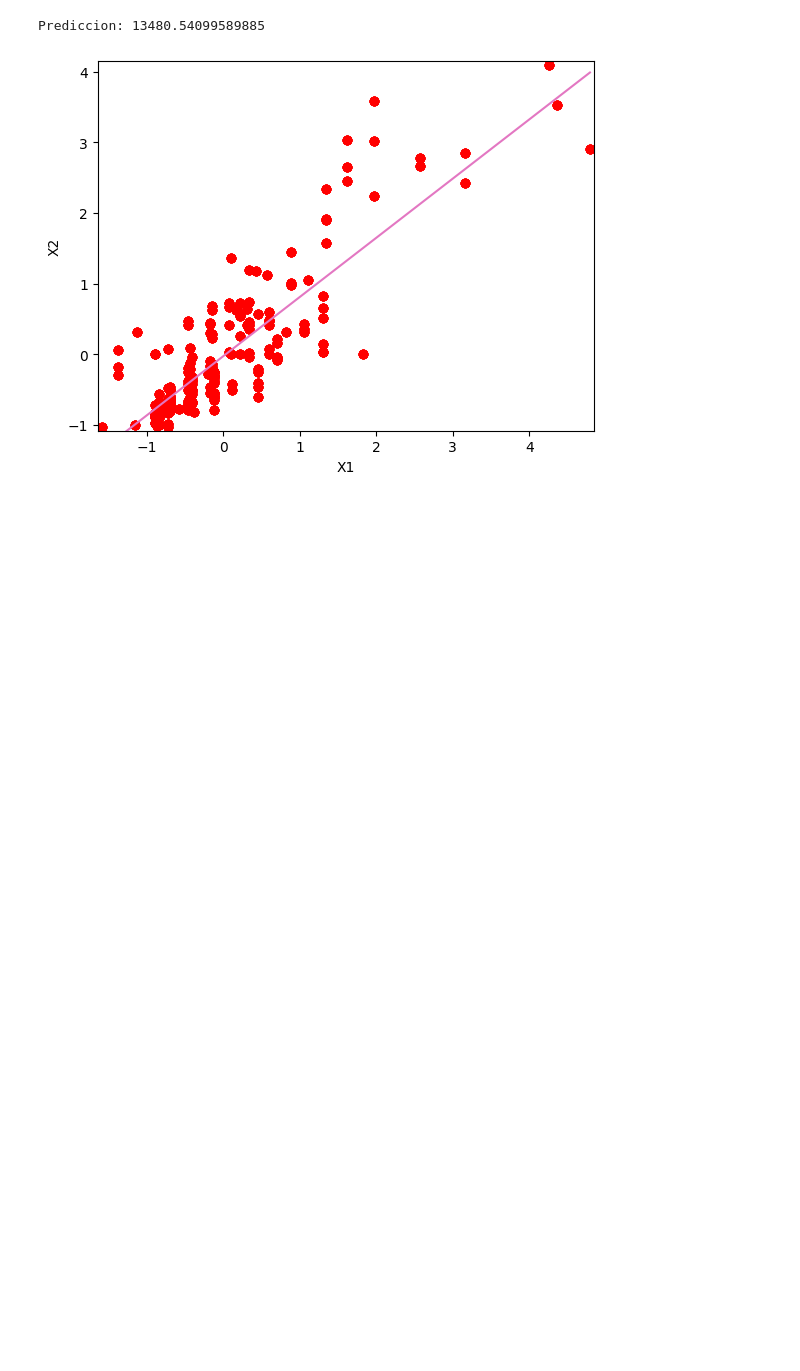
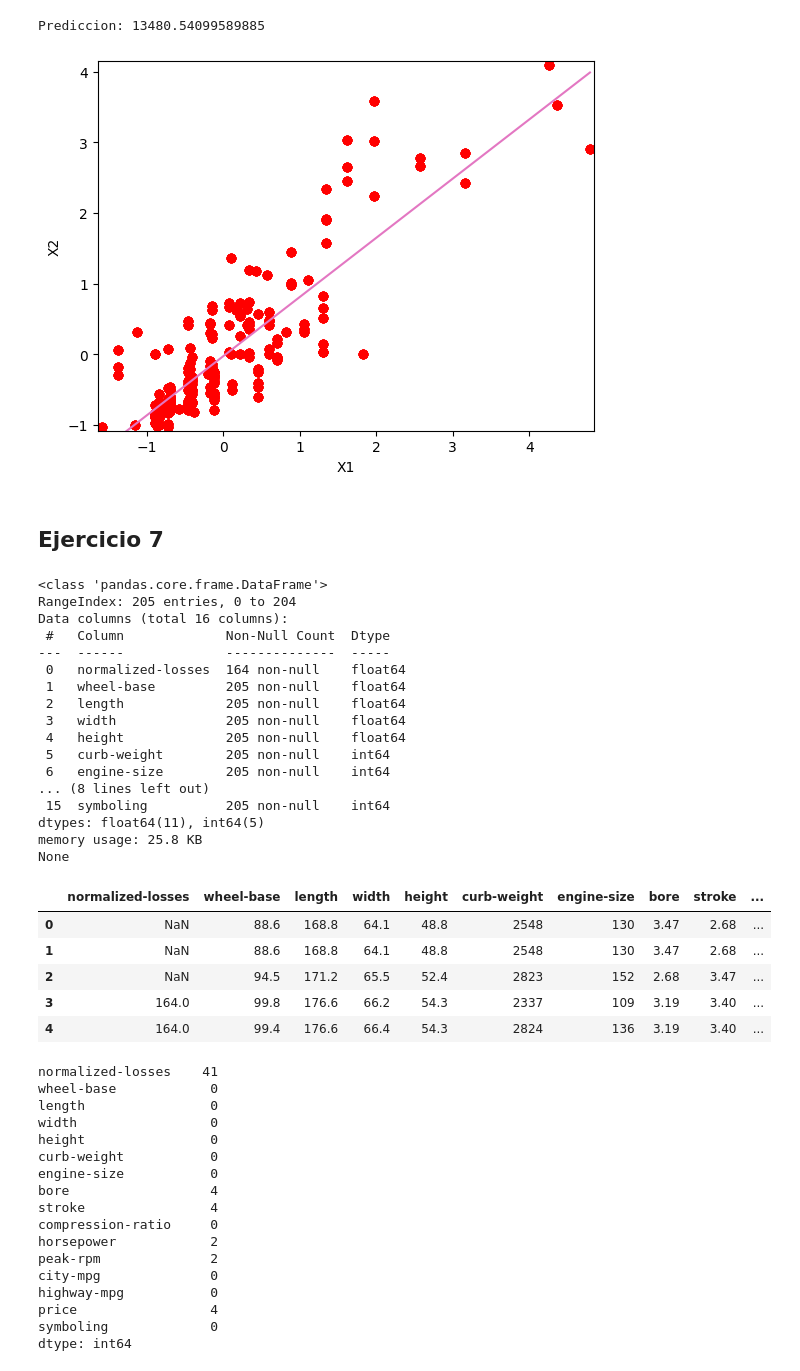
Before and after one commit to AndresMontesDeOca/Redes_Neuronales, a Jupyter notebook: Clase_2.ipynb, the cells around one changed output. Saved outputs shown, nothing was run; the diff lists cells and outputs as text; code cells hidden in the pictures; blank space fills up the shorter version.

```diff
--- a/Clase_2.ipynb
+++ b/Clase_2.ipynb
@@ -802,3 +804,55 @@ print(f'Prediccion: {y_pred_desnorm[0][0]}')
 [figure]
 Prediccion: 13480.54099589885
 [figure]
+# %% [markdown]
+## Ejercicio 7
+# %%
+data = pd.read_csv(DATOS_DIR + 'AUTOS.csv')
+
+data = data.select_dtypes(include=['number']).copy()
+
+print(data.info())
+display(data.head())
+
+print(data.isnull().sum())
+# %% [output]
+<class 'pandas.core.frame.DataFrame'>
+RangeIndex: 205 entries, 0 to 204
+Data columns (total 16 columns):
+ #   Column             Non-Null Count  Dtype
+---  ------             --------------  -----
+ 0   normalized-losses  164 non-null    float64
+ 1   wheel-base         205 non-null    float64
+ 2   length             205 non-null    float64
+ 3   width              205 non-null    float64
+ 4   height             205 non-null    float64
+ 5   curb-weight        205 non-null    int64
+ 6   engine-size        205 non-null    int64
+... (8 lines left out)
+ 15  symboling          205 non-null    int64
+dtypes: float64(11), int64(5)
+memory usage: 25.8 KB
+None
+|  | normalized-losses | wheel-base | length | width | height | curb-weight | engine-size | bore | stroke | ... |
+| 0 | NaN | 88.6 | 168.8 | 64.1 | 48.8 | 2548 | 130 | 3.47 | 2.68 | ... |
+| 1 | NaN | 88.6 | 168.8 | 64.1 | 48.8 | 2548 | 130 | 3.47 | 2.68 | ... |
+| 2 | NaN | 94.5 | 171.2 | 65.5 | 52.4 | 2823 | 152 | 2.68 | 3.47 | ... |
+| 3 | 164.0 | 99.8 | 176.6 | 66.2 | 54.3 | 2337 | 109 | 3.19 | 3.40 | ... |
+| 4 | 164.0 | 99.4 | 176.6 | 66.4 | 54.3 | 2824 | 136 | 3.19 | 3.40 | ... |
+normalized-losses    41
+wheel-base            0
+length                0
+width                 0
+height                0
+curb-weight           0
+engine-size           0
+bore                  4
+stroke                4
+compression-ratio     0
+horsepower            2
+peak-rpm              2
+city-mpg              0
+highway-mpg           0
+price                 4
+symboling             0
+dtype: int64
```
Also changed, not shown: parts of 4 cells of this notebook.
